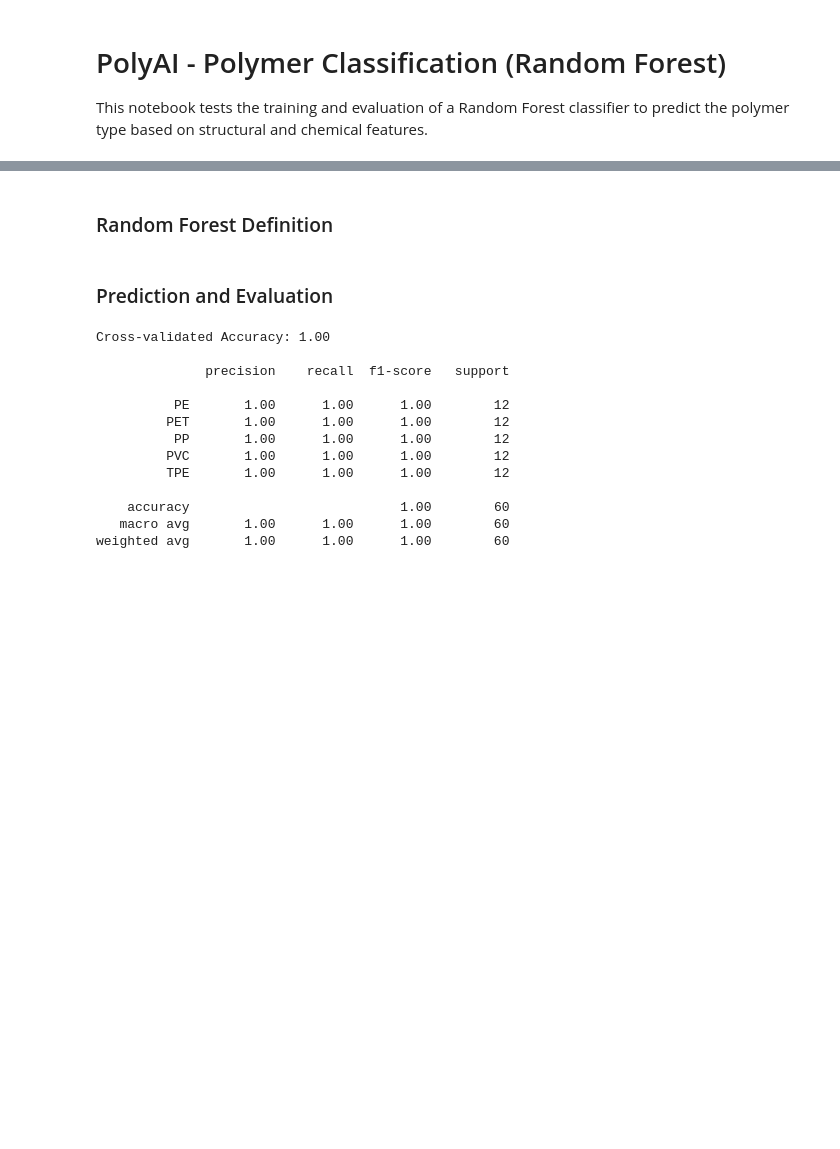
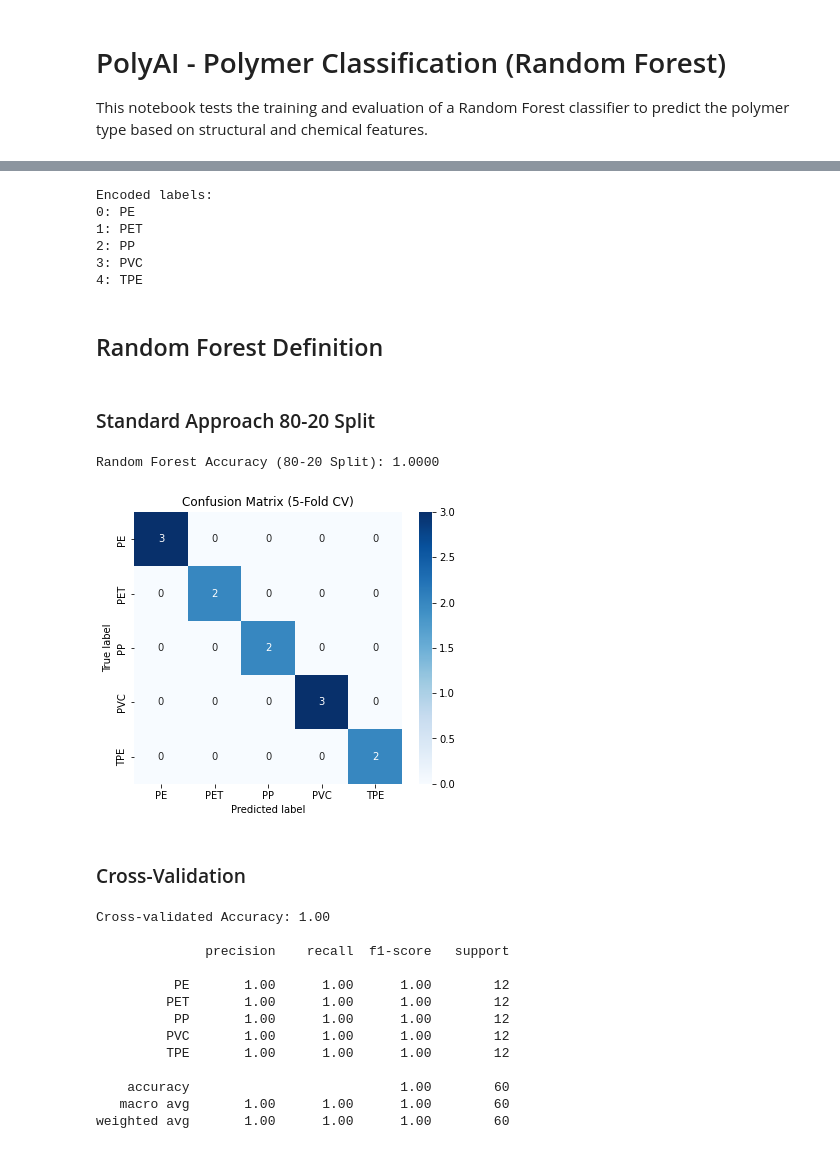
Before and after one commit to andreafancellu/PolyAI, a Jupyter notebook: notebooks/02_classification_random_forest.ipynb, the cells around one changed output, grey strips where cells are left out. Cells and saved outputs as stored; diff of their text form; code cells hidden in the pictures; blank space fills up the shorter version.

```diff
--- a/notebooks/02_classification_random_forest.ipynb
+++ b/notebooks/02_classification_random_forest.ipynb
@@ -11,7 +15,24 @@ import numpy as np
 # %%
 df = pd.read_csv(r"..\data\polyai_generated_fake_dataset.csv")
+# Separate features (X) and target (y)
+X = df.drop(columns=["polymer_type", "recycled_percentage"])
+y = df["polymer_type"]
+
+label_encoder = LabelEncoder()
+y = label_encoder.fit_transform(y)
+
+print("\nEncoded labels:")
+for class_index, class_label in enumerate(label_encoder.classes_):
+    print(f"{class_index}: {class_label}")
+# %% [output]
+Encoded labels:
+0: PE
+1: PET
+2: PP
+3: PVC
+4: TPE
 # %% [markdown]
-### Random Forest Definition
+## Random Forest Definition
 # %%
 rf = RandomForestClassifier(
     n_estimators=50,
@@ -26,2 +44,24 @@ cv = StratifiedKFold(n_splits=5, shuffle=True, random_state=42)
+# %% [markdown]
+### Standard Approach 80-20 Split
+# %%
+X_train, X_test, y_train, y_test = train_test_split(X, y, test_size=0.2, stratify=y, random_state=42)
+# %%
+y_pred = rf.fit(X_train, y_train).predict(X_test)
+accuracy = accuracy_score(y_test, y_pred)
+print(f"\nRandom Forest Accuracy (80-20 Split): {accuracy:.4f}")
+# %% [output]
+Random Forest Accuracy (80-20 Split): 1.0000
+# %%
+cm = confusion_matrix(y_test, y_pred)
+plt.figure(figsize=(6, 5))
+sns.heatmap(cm, annot=True, fmt='d', cmap='Blues',
+            xticklabels=label_encoder.classes_,
+            yticklabels=label_encoder.classes_)
+plt.title("Confusion Matrix (5-Fold CV)")
+plt.xlabel("Predicted label")
+plt.ylabel("True label")
+plt.show()
+# %% [output]
+[figure, added]
 # %% [markdown]
-### Prediction and Evaluation
+### Cross-Validation
```
Also changed, not shown: parts of 8 cells of this notebook.
